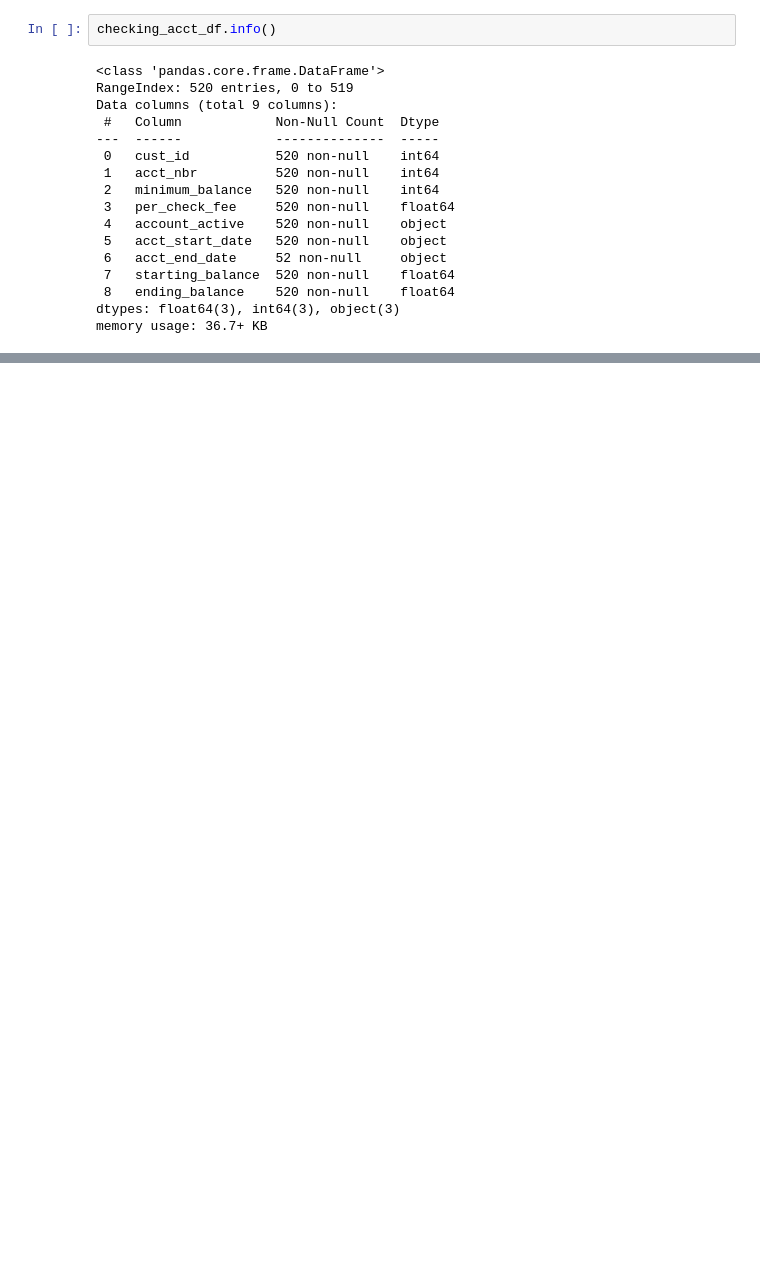
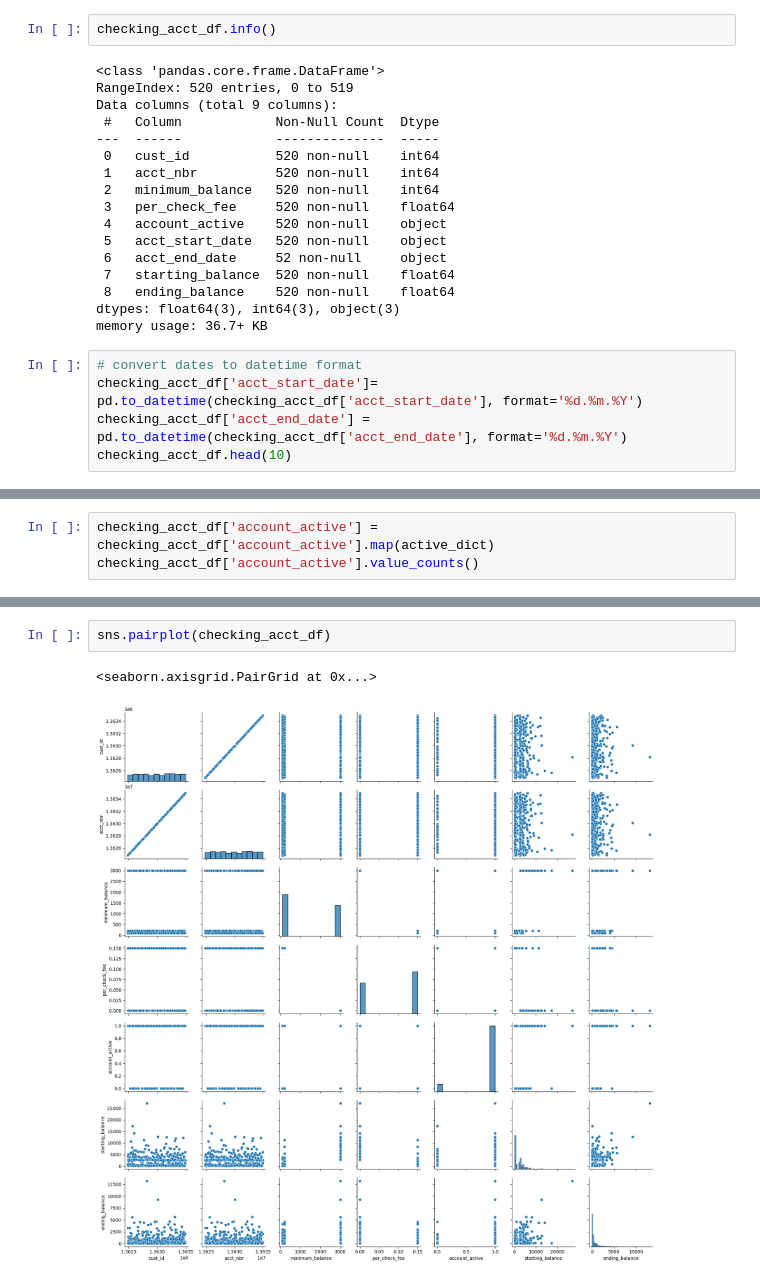
Before and after one commit to btmarsh6/mini-project-III, a Jupyter notebook: Ben_notebook.ipynb, the cells around one changed output, grey strips where cells are left out. Cells and saved outputs as stored; diff of their text form; blank space fills up the shorter version.

```diff
--- a/Ben_notebook.ipynb
+++ b/Ben_notebook.ipynb
@@ -192,3 +196,8 @@ Data columns (total 9 columns):
  8   ending_balance    520 non-null    float64
 dtypes: float64(3), int64(3), object(3)
 memory usage: 36.7+ KB
+# %%
+# convert dates to datetime format
+checking_acct_df['acct_start_date']= pd.to_datetime(checking_acct_df['acct_start_date'], format='%d.%m.%Y')
+checking_acct_df['acct_end_date'] = pd.to_datetime(checking_acct_df['acct_end_date'], format='%d.%m.%Y')
+checking_acct_df.head(10)
@@ -194,0 +224,3 @@ memory usage: 36.7+ KB
+# %%
+checking_acct_df['account_active'] = checking_acct_df['account_active'].map(active_dict)
+checking_acct_df['account_active'].value_counts()
@@ -194,0 +263,5 @@ memory usage: 36.7+ KB
+# %%
+sns.pairplot(checking_acct_df)
+# %% [output]
+<seaborn.axisgrid.PairGrid at 0x...>
+[figure, added]
```
Also changed, not shown: parts of 14 cells of this notebook, 2 other files.
